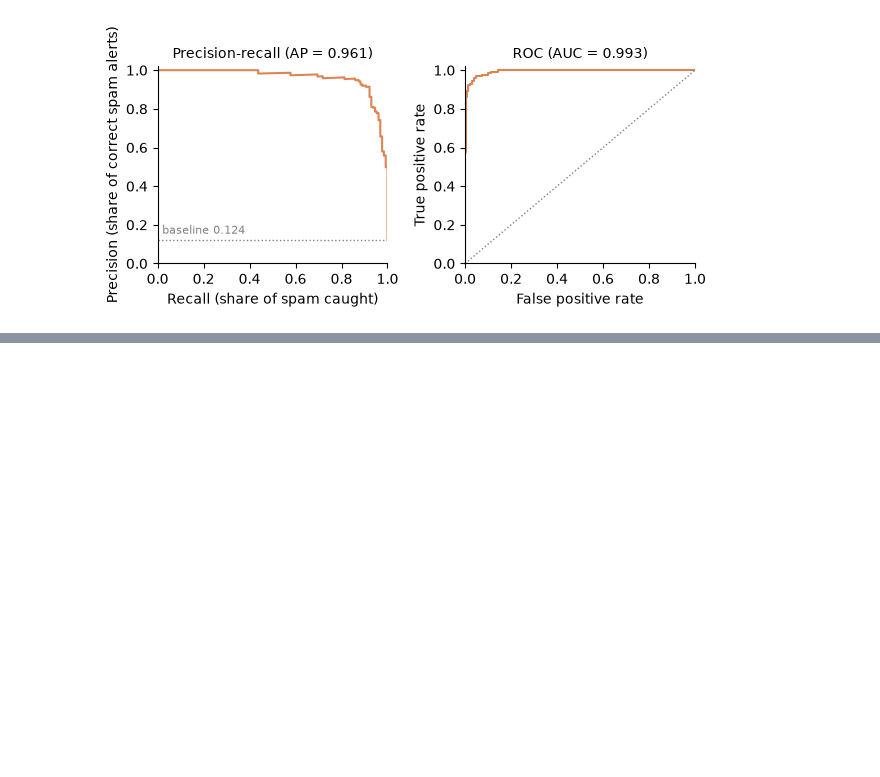
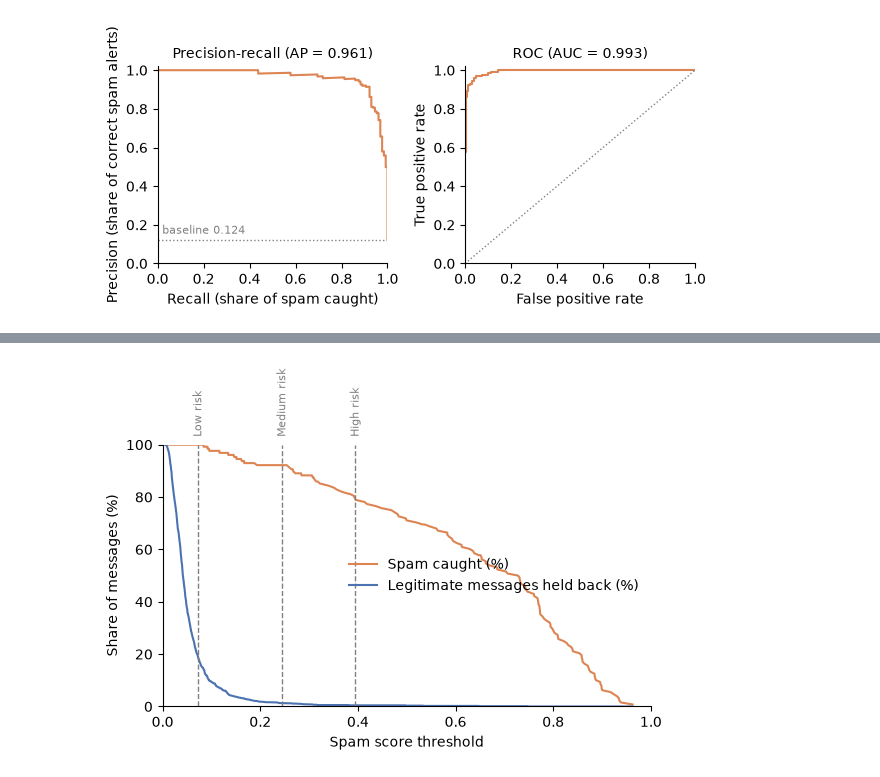
Before and after one commit to santi753/IU_Model_Engineering, a Jupyter notebook: notebooks/spam_filter.ipynb, the cells around one changed output, grey strips where cells are left out. Saved outputs shown, nothing was run; the diff lists cells and outputs as text; code cells hidden in the pictures; blank space fills up the shorter version.

Commit message:
Add adjustable risk levels

```diff
--- a/notebooks/spam_filter.ipynb
+++ b/notebooks/spam_filter.ipynb
@@ -736,0 +778,21 @@ save_figure(fig, "fig_test_curves.png")
+# %%
+# 6.2 What each risk level does on the test set
+risk_rows = []
+for level, threshold in risk_thresholds.items():
+    flagged = (test_scores >= threshold).astype(int)
+    tn_l, fp_l, fn_l, tp_l = confusion_matrix(y_test, flagged).ravel()
+    risk_rows.append({
+        "Risk level": level,
+        "Threshold": round(threshold, 3),
+        "Spam caught": f"{tp_l} of {tp_l + fn_l}",
+        "Spam displayed": fn_l,
+        "Legitimate held back": f"{fp_l} of {tn_l + fp_l}",
+        "Recall (%)": round(100 * tp_l / (tp_l + fn_l), 1),
+        "Precision (%)": round(100 * tp_l / (tp_l + fp_l), 1),
+        "To review folder per 1,000 messages": round(1000 * (tp_l + fp_l) / len(y_test)),
+    })
+
+risk_table = pd.DataFrame(risk_rows)
+risk_table.to_csv(TABLES_DIR / "tab_risk_levels.csv", index=False)
+logger.info("Saved tab_risk_levels.csv")
+risk_table
@@ -736,0 +805,21 @@ save_figure(fig, "fig_test_curves.png")
+# %%
+# Figure: effect of the threshold, with the three risk levels marked
+test_precision, test_recall, test_thresholds = precision_recall_curve(y_test, test_scores)
+ham_held_back = [(test_scores[y_test == 0] >= t).mean() * 100 for t in test_thresholds]
+
+fig, ax = plt.subplots(figsize=(6.3, 3.4))
+ax.plot(test_thresholds, test_recall[:-1] * 100, color=CLASS_COLOURS["spam"], label="Spam caught (%)")
+ax.plot(test_thresholds, ham_held_back, color=CLASS_COLOURS["ham"], label="Legitimate messages held back (%)")
+
+for level, threshold in risk_thresholds.items():
+    ax.axvline(threshold, color="grey", linestyle="--", linewidth=1)
+    ax.text(threshold, 103, level.split(" (")[0], rotation=90, fontsize=8,
+            va="bottom", ha="center", color="grey")
+
+ax.set_xlabel("Spam score threshold")
+ax.set_ylabel("Share of messages (%)")
+ax.set_xlim(0, 1)
+ax.set_ylim(0, 100)
+ax.legend(frameon=False, loc="center right")
+save_figure(fig, "fig_risk_levels.png")
+# %% [output]
@@ -736,0 +827 @@ save_figure(fig, "fig_test_curves.png")
+[figure, added]
```
Also changed, not shown: parts of 4 cells of this notebook, 2 other files.
